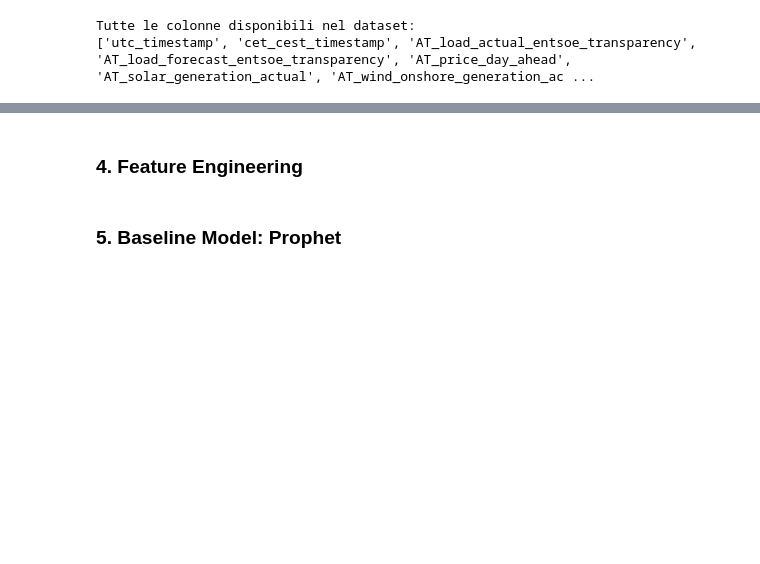
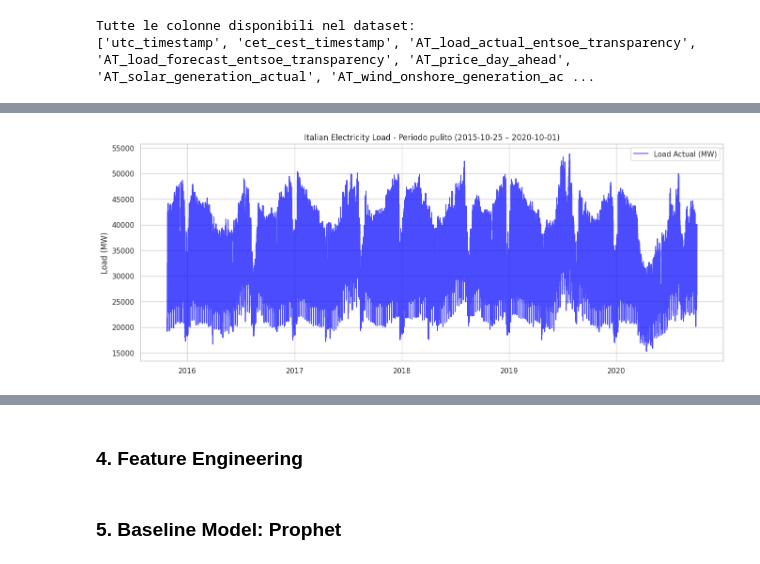
Before and after one commit to Frussen/ita-load-forecaster, a Jupyter notebook: ItaLoadForecaster.ipynb, the cells around one changed output, grey strips where cells are left out. Drawn from its saved outputs; the diff is of its cells as text; code cells hidden in the pictures; blank space fills up the shorter version.

```diff
--- a/ItaLoadForecaster.ipynb
+++ b/ItaLoadForecaster.ipynb
@@ -117,0 +181,12 @@ plt.show()
+# %%
+# Trova la prima data dove TUTTE le colonne target sono non-NaN
+valid_start = df[['IT_load_actual_entsoe_transparency',
+                  'IT_NORD_price_day_ahead',
+                  'IT_solar_generation_actual',
+                  'IT_wind_onshore_generation_actual']].dropna().index.min()
+
+print("Data inizio dati completi:", valid_start)
+
+df_clean = df.loc[valid_start:].copy()
+print("Shape dopo taglio:", df_clean.shape)
+df_clean.head()
@@ -117,0 +302,17 @@ plt.show()
+# %%
+import matplotlib.pyplot as plt
+import seaborn as sns
+from scipy import stats
+
+sns.set(style="whitegrid")
+
+# Plot 1: Load full period (overview) – periodo pulito
+plt.figure(figsize=(16, 6))
+plt.plot(df_clean.index, df_clean['IT_load_actual_entsoe_transparency'], color='blue', alpha=0.7, label='Load Actual (MW)')
+plt.title(f'Italian Electricity Load - Periodo pulito ({df_clean.index.min().date()} – {df_clean.index.max().date()})')
+plt.ylabel('Load (MW)')
+plt.grid(True)
+plt.legend()
+plt.show()
+# %% [output]
+[figure, added]
```
Also changed, not shown: parts of 25 cells of this notebook.
